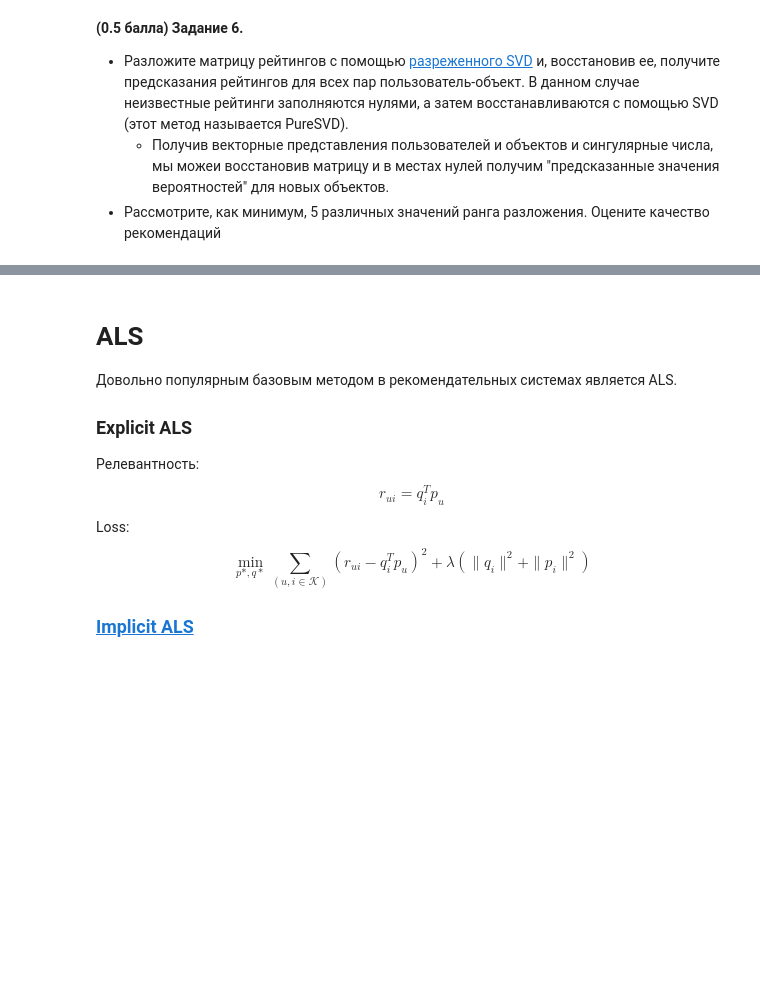
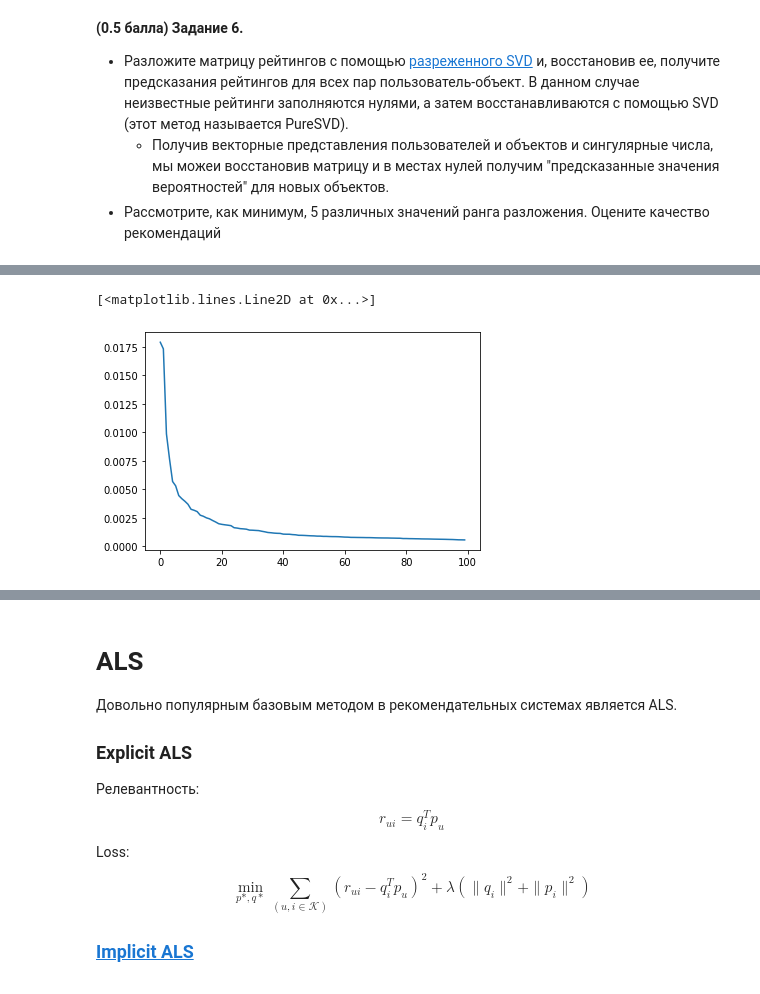
Before and after one commit to dkoshman/YSDA, a Jupyter notebook: Machine_Learning/Recomending/lab_recommending.ipynb, the cells around one changed output, grey strips where cells are left out. Drawn from its saved outputs; the diff is of its cells as text; code cells hidden in the pictures; blank space fills up the shorter version.

```diff
--- a/Machine_Learning/Recomending/lab_recommending.ipynb
+++ b/Machine_Learning/Recomending/lab_recommending.ipynb
@@ -545,0 +627,5 @@ assess_nearest_neighbors_models(
+# %%
+plt.plot(truncated_svd.explained_variance_ratio_, xlabel="n components", ylabel="explained variance ratio", title="Explained variance depending on number of components")
+# %% [output]
+[<matplotlib.lines.Line2D at 0x...>]
+[figure, added]
```
Also changed, not shown: parts of 7 cells of this notebook.
